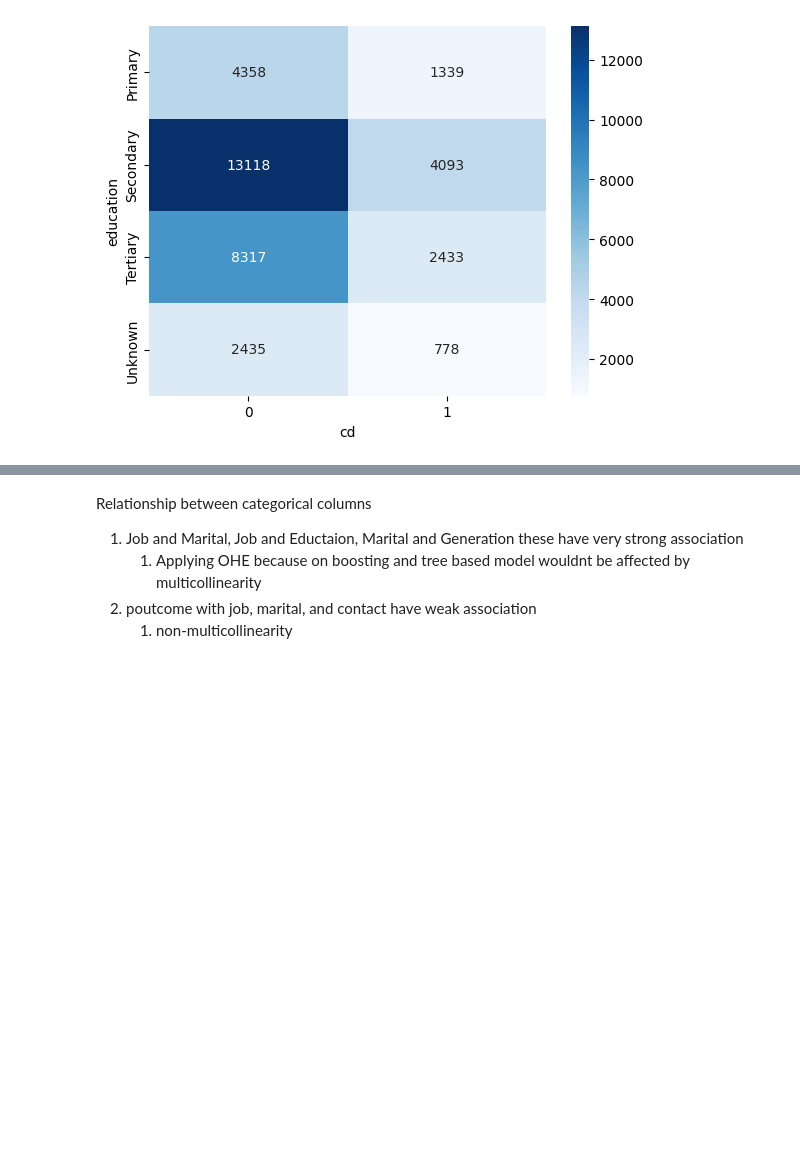
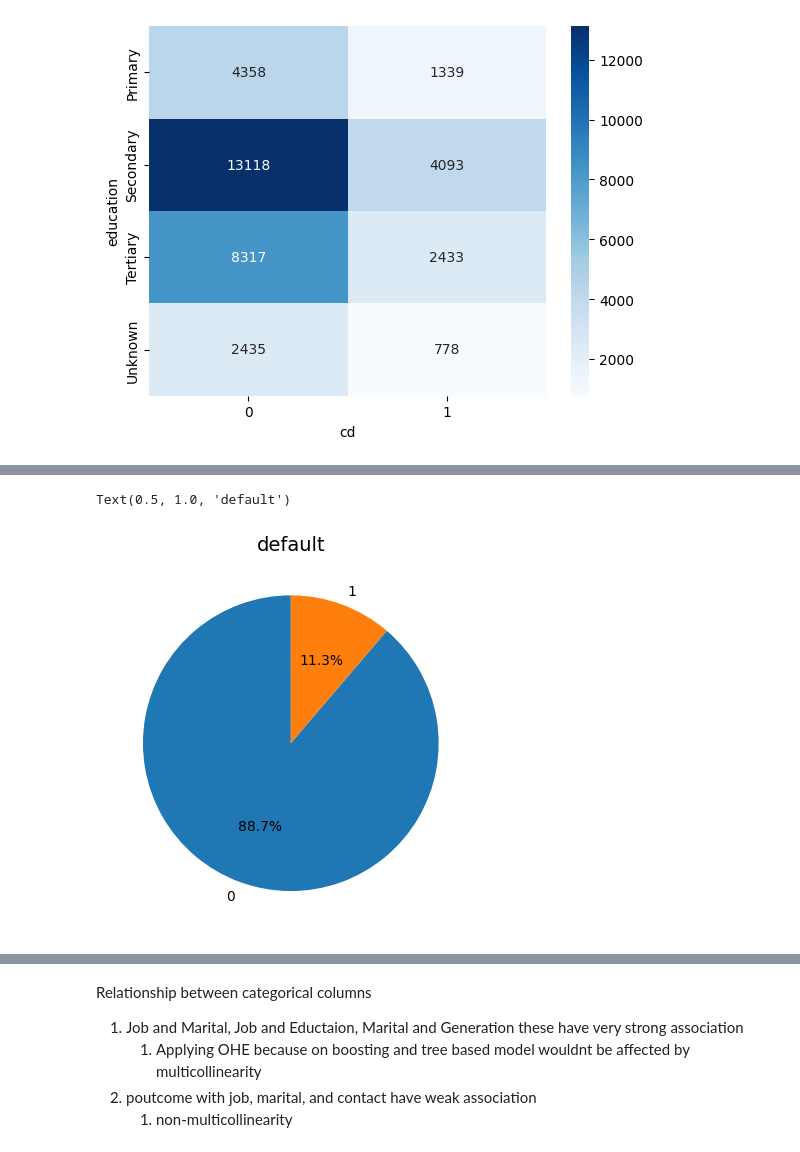
Before and after one commit to adityakr38/BankCD-Prediction, a Jupyter notebook: research/Expriement.ipynb, the cells around one changed output, grey strips where cells are left out. Saved outputs shown, nothing was run; the diff lists cells and outputs as text; code cells hidden in the pictures; blank space fills up the shorter version.

```diff
--- a/research/Expriement.ipynb
+++ b/research/Expriement.ipynb
@@ -200,0 +254,3 @@ plt.show()
+# %%
+binary_cols = ['default', 'housing', 'loan']
+df[binary_cols] = df[binary_cols].replace({'yes': 1, 'no': 0})
@@ -200,0 +263,7 @@ plt.show()
+# %%
+category_counts = df['default'].value_counts()
+plt.pie(category_counts, labels=category_counts.index, autopct='%1.1f%%', startangle=90)
+plt.title('default', fontsize=14)
+# %% [output]
+Text(0.5, 1.0, 'default')
+[figure, added]
```
Also changed, not shown: parts of 63 cells of this notebook.
